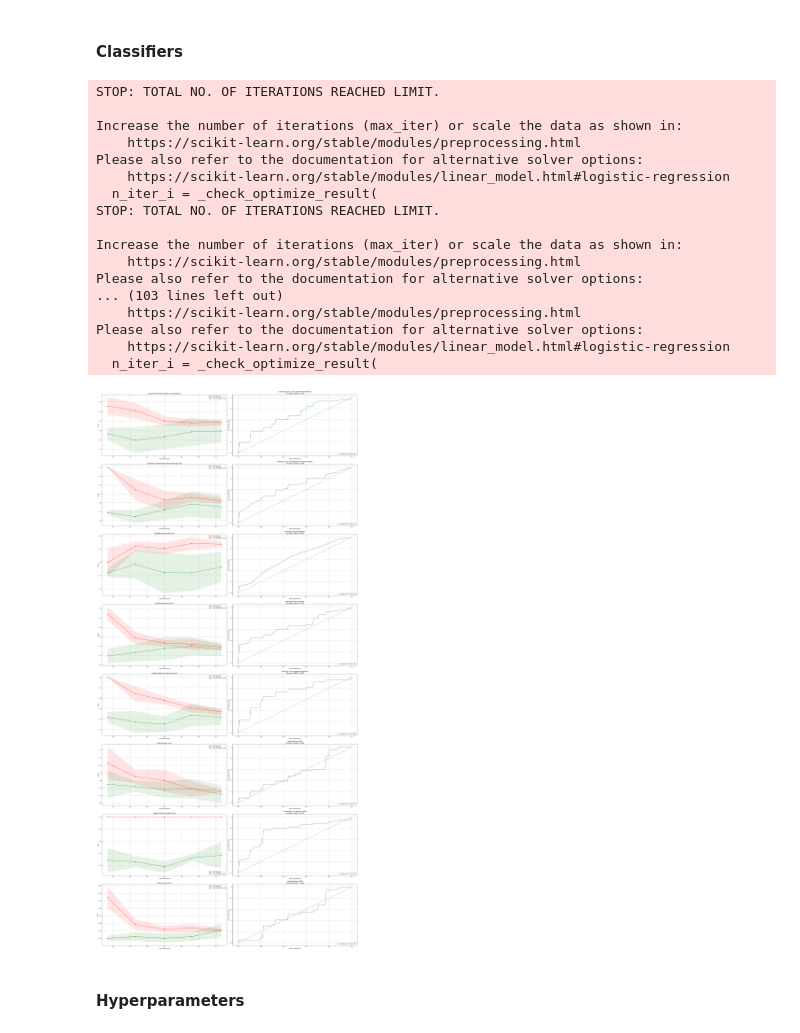
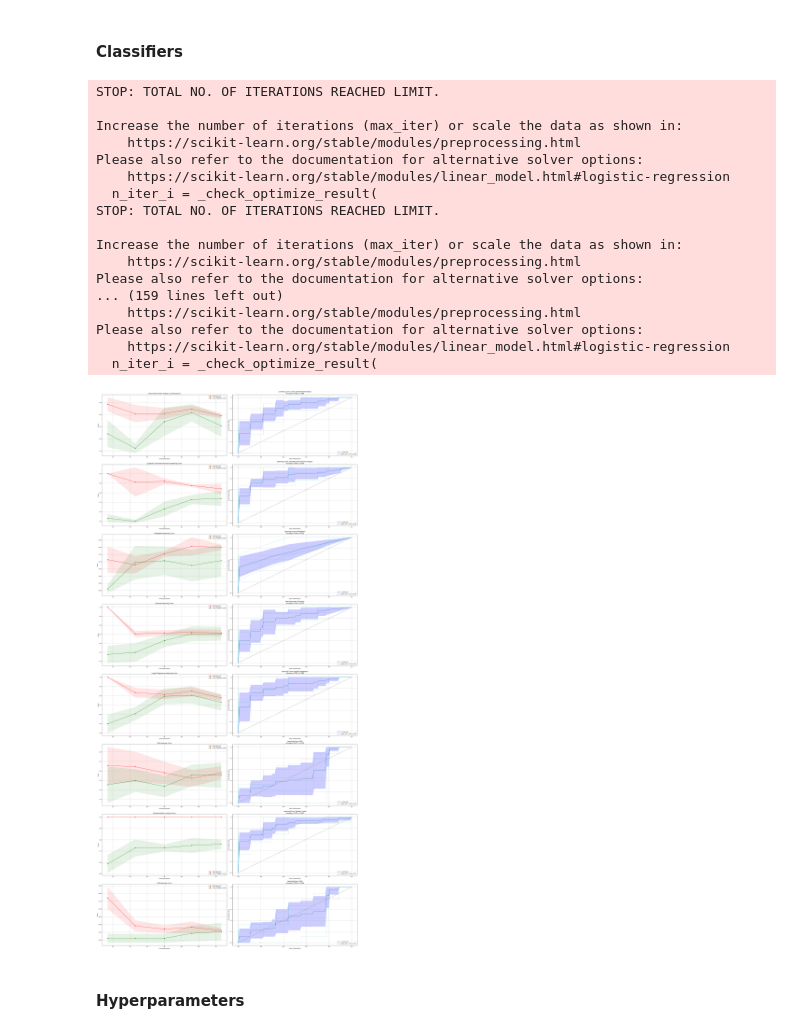
Before and after one commit to livkrom/Machine-Learning, a Jupyter notebook: TM10007_ML_Project-main/assignment.ipynb, the cells around one changed output. Saved outputs shown, nothing was run; the diff lists cells and outputs as text; code cells hidden in the pictures.

```diff
--- a/TM10007_ML_Project-main/assignment.ipynb
+++ b/TM10007_ML_Project-main/assignment.ipynb
@@ -160,7 +160,7 @@ Ratio of Gaussian/NonGaussian feature distribution in sick data: 86 - 408
 # Split into train and test
 X = df
 y = df.iloc[:, 0]
-X_train, X_test, y_train, y_test = model_selection.train_test_split(X, y, test_size=0.2, stratify=y, random_state=49)
+X_train, X_test, y_train, y_test = model_selection.train_test_split(X, y, test_size=0.20, stratify=y, random_state = 49)
 X_train.drop(columns=['label'], inplace=True)
 X_test.drop(columns=['label'], inplace=True)
 print(f'The number of features left: {(X_train.shape[1])}')
@@ -303,11 +306,11 @@ peaks, properties = find_peaks(smoothed_scores, height=None)  # Zoekt alle pieke
 max_score = np.max(smoothed_scores)
 threshold = max_score * 0.95  # 95% van de maximale score
 feat_min = 5
-feat_max = 30
+feat_max = 20
 
 # Filter pieken die:
 # 1. Minimaal 5 features hebben (feat_min)
-# 2. Maximaal 25 features hebben (feat_max)
+# 2. Maximaal 20 features hebben (feat_max)
 # 3. Binnen de 5% marge van de max-score zitten (threshold)
 valid_peaks = [p for p in peaks if feat_max >= num_features[p] >= feat_min and smoothed_scores[p] >= threshold]
 
@@ -426,10 +429,15 @@ Optimale aantal features voor non-lineare classifier: 9
 As the non-linear ROC AUC does not make much sense, we choose to go forward with only the linear features.
 # %%
 # Linear feature selection with Logistic Regression
-logreg = LogisticRegression(random_state=42, max_iter=1000)
-logreg.fit(X_train, y_train)
+#logreg = LogisticRegression(random_state=42, max_iter=1000)
+#logreg.fit(X_train, y_train)
+from sklearn.ensemble import RandomForestClassifier
 
-feature_importance = np.abs(logreg.coef_[0])
+rf = RandomForestClassifier(random_state=42, n_estimators=100, class_weight='balanced')
+rf.fit(X_train, y_train)
+
+#feature_importance = np.abs(logreg.coef_[0])
+feature_importance = rf.feature_importances_
 
 n_importance = optimal_features_lin
 important_features_lin = sorted(range(len(feature_importance)), key=lambda i: feature_importance[i], reverse=True)[:n_importance]
@@ -576,7 +577,7 @@ for clf, name in zip(clsfs, clf_names):
         elif hasattr(clf, "decision_function"):
             probas = clf.decision_function(X_train.iloc[test_idx])
         else:
-            continue  # Skip classifiers without either
+            continue
 
         fpr, tpr, _ = roc_curve(y_train.iloc[test_idx], probas)
         interp_tpr = np.interp(mean_fpr, fpr, tpr)
@@ -588,8 +589,12 @@ for clf, name in zip(clsfs, clf_names):
         y_pred = clf.predict(X_train.iloc[test_idx])
         accs.append(np.mean(y_pred == y_train.iloc[test_idx]))  # Store accuracy for this fold
 
+        # Light grey ROC line for each fold
+        axes[num * 2 -1].plot(fpr, tpr, color='#17becf', lw=1, alpha=0.5)
+
     mean_tpr = np.mean(tprs, axis=0)
     mean_tpr[-1] = 1.0
+    std_tpr = np.std(tprs, axis=0)
     mean_auc = np.mean(aucs)
     std_auc = np.std(aucs)
     cv_auc_scores[name] = mean_auc
@@ -597,38 +602,40 @@ for clf, name in zip(clsfs, clf_names):
     std_acc = np.std(accs)    # Standard deviation of accuracy
     cv_auc_scores[name] = mean_auc
 
+    axes[num * 2 -1].fill_between(mean_fpr, np.maximum(mean_tpr - std_tpr, 0),
+                np.minimum(mean_tpr + std_tpr, 1), alpha=0.2, color='blue', label='±1 std. dev.')
     axes[num * 2 -1].plot(mean_fpr, mean_tpr, label=f"Mean AUC = {mean_auc:.2f} ± {std_auc:.2f}")
     axes[num * 2 -1].plot([0, 1], [0, 1], linestyle='--', color='gray')
     axes[num * 2 -1].set_title(f"ROC Curve CV: {name}")
     axes[num * 2 -1].set_xlabel("False Positive Rate")
     axes[num * 2 -1].set_ylabel("True Positive Rate")
     axes[num * 2 -1].legend(loc="lower right")
     axes[num * 2 -1].grid()
 
     axes[num * 2 -1].set_title(f"Learning Curve: {name}\nAccuracy: {mean_acc:.3f} ± {std_acc:.3f}")
 
 
 plt.tight_layout()
 plt.show()
 # %% [output]
 STOP: TOTAL NO. OF ITERATIONS REACHED LIMIT.
 
 Increase the number of iterations (max_iter) or scale the data as shown in:
     https://scikit-learn.org/stable/modules/preprocessing.html
 Please also refer to the documentation for alternative solver options:
     https://scikit-learn.org/stable/modules/linear_model.html#logistic-regression
   n_iter_i = _check_optimize_result(
 STOP: TOTAL NO. OF ITERATIONS REACHED LIMIT.
 
 Increase the number of iterations (max_iter) or scale the data as shown in:
     https://scikit-learn.org/stable/modules/preprocessing.html
 Please also refer to the documentation for alternative solver options:
-... (103 lines left out)
+... (159 lines left out)
     https://scikit-learn.org/stable/modules/preprocessing.html
 Please also refer to the documentation for alternative solver options:
     https://scikit-learn.org/stable/modules/linear_model.html#logistic-regression
   n_iter_i = _check_optimize_result(
-[figure, old version]
+[figure, new version]
 # %% [markdown]
 #### Hyperparameters
 # %%
```
Also changed, not shown: parts of 9 cells of this notebook.
